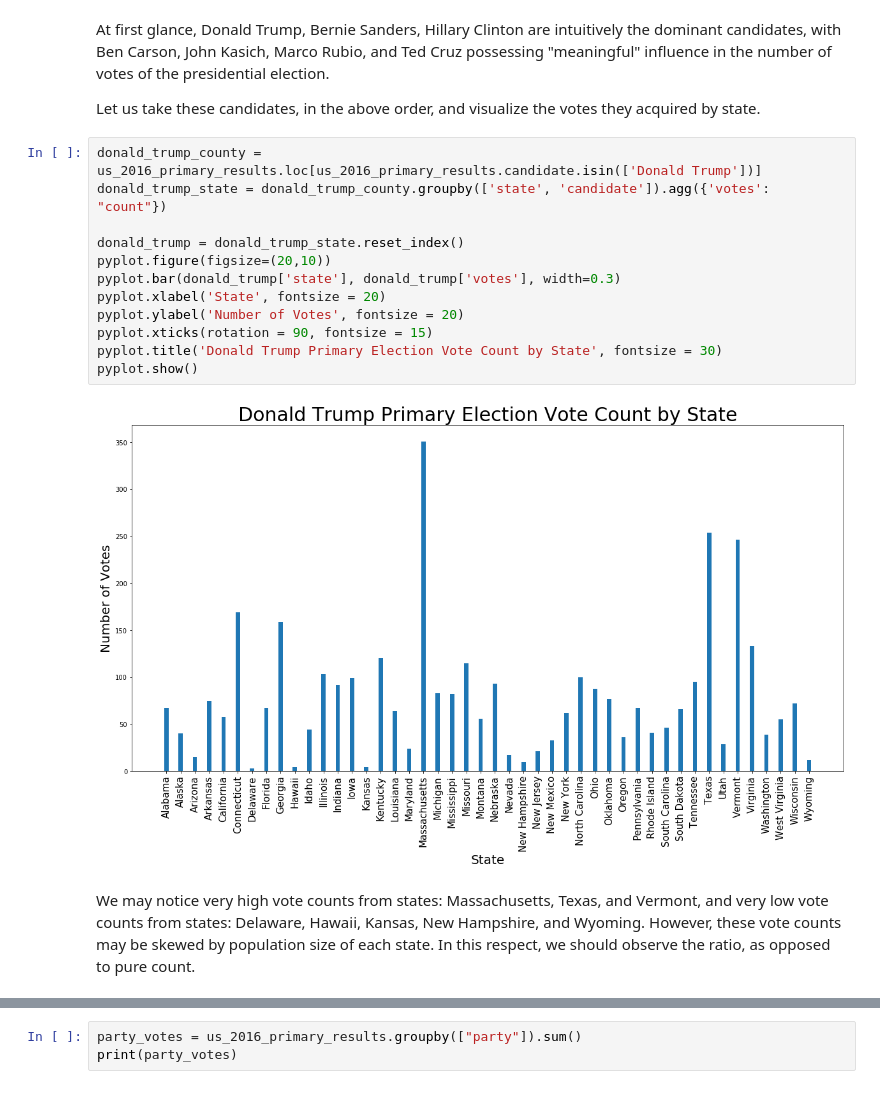
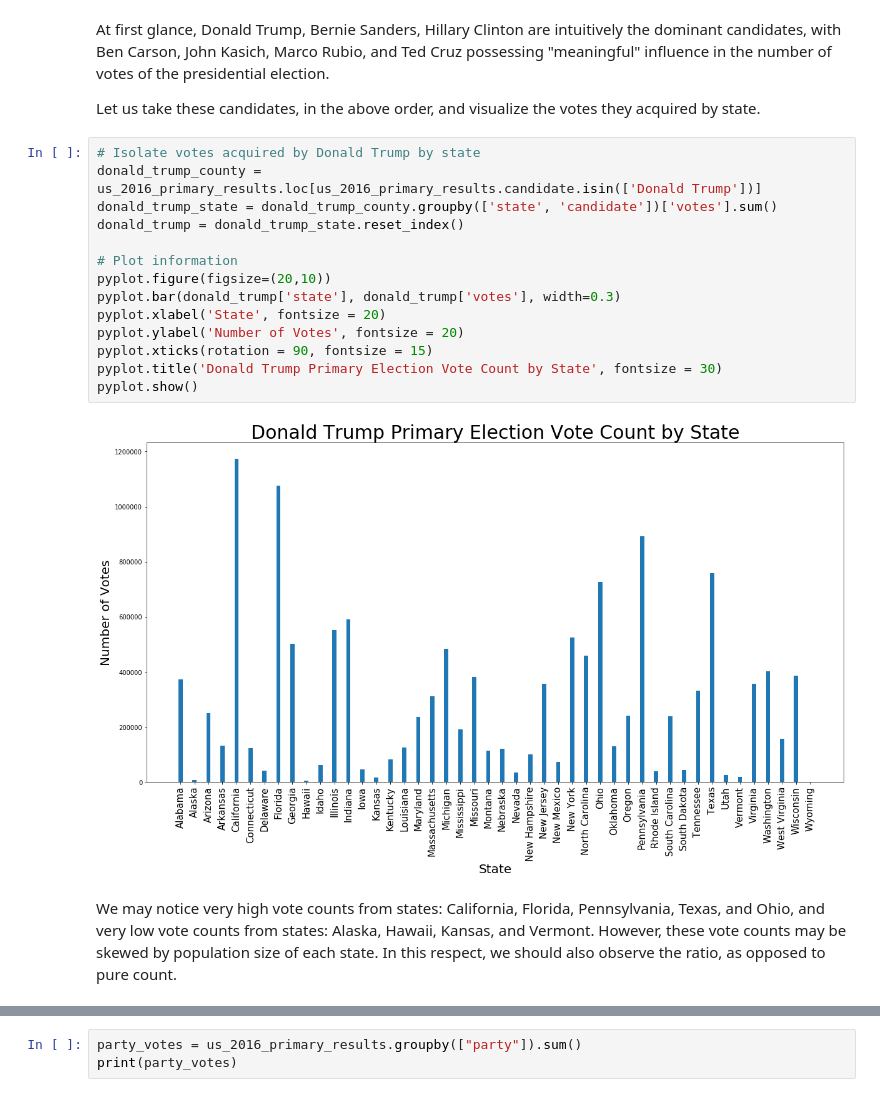
Before and after one commit to andy-thedev/USA-Elections-2016, a Jupyter notebook: primary_results_analysis.ipynb, the cells around one changed output, grey strips where cells are left out. Saved outputs shown, nothing was run; the diff lists cells and outputs as text.

Commit message:
Added vote count/ratio analysis for Donald Trump, and modified comments

```diff
--- a/primary_results_analysis.ipynb
+++ b/primary_results_analysis.ipynb
@@ -80,19 +80,21 @@ At first glance, Donald Trump, Bernie Sanders, Hillary Clinton are intuitively t
 
 Let us take these candidates, in the above order, and visualize the votes they acquired by state.
 # %%
+# Isolate votes acquired by Donald Trump by state
 donald_trump_county = us_2016_primary_results.loc[us_2016_primary_results.candidate.isin(['Donald Trump'])]
-donald_trump_state = donald_trump_county.groupby(['state', 'candidate']).agg({'votes': "count"})
+donald_trump_state = donald_trump_county.groupby(['state', 'candidate'])['votes'].sum()
+donald_trump = donald_trump_state.reset_index()
 
-donald_trump = donald_trump_state.reset_index()
+# Plot information
 pyplot.figure(figsize=(20,10))
 pyplot.bar(donald_trump['state'], donald_trump['votes'], width=0.3)
 pyplot.xlabel('State', fontsize = 20)
 pyplot.ylabel('Number of Votes', fontsize = 20)
 pyplot.xticks(rotation = 90, fontsize = 15)
 pyplot.title('Donald Trump Primary Election Vote Count by State', fontsize = 30)
 pyplot.show()
 # %% [output]
-[figure, old version]
+[figure, new version]
 # %% [markdown]
-We may notice very high vote counts from states: Massachusetts, Texas, and Vermont, and very low vote counts from states: Delaware, Hawaii, Kansas, New Hampshire, and Wyoming. However, these vote counts may be skewed by population size of each state. In this respect, we should observe the ratio, as opposed to pure count.
+We may notice very high vote counts from states: California, Florida, Pennsylvania, Texas, and Ohio, and very low vote counts from states: Alaska, Hawaii, Kansas, and Vermont. However, these vote counts may be skewed by population size of each state. In this respect, we should also observe the ratio, as opposed to pure count.
 # %%
```
Also changed, not shown: parts of 5 cells of this notebook.
